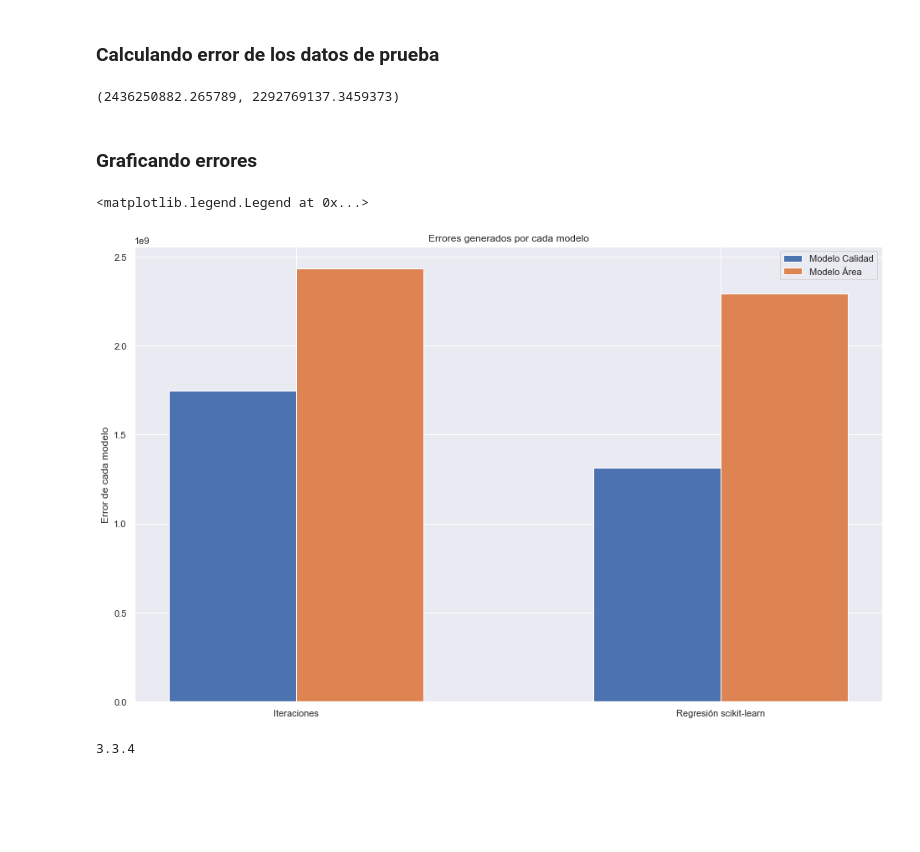
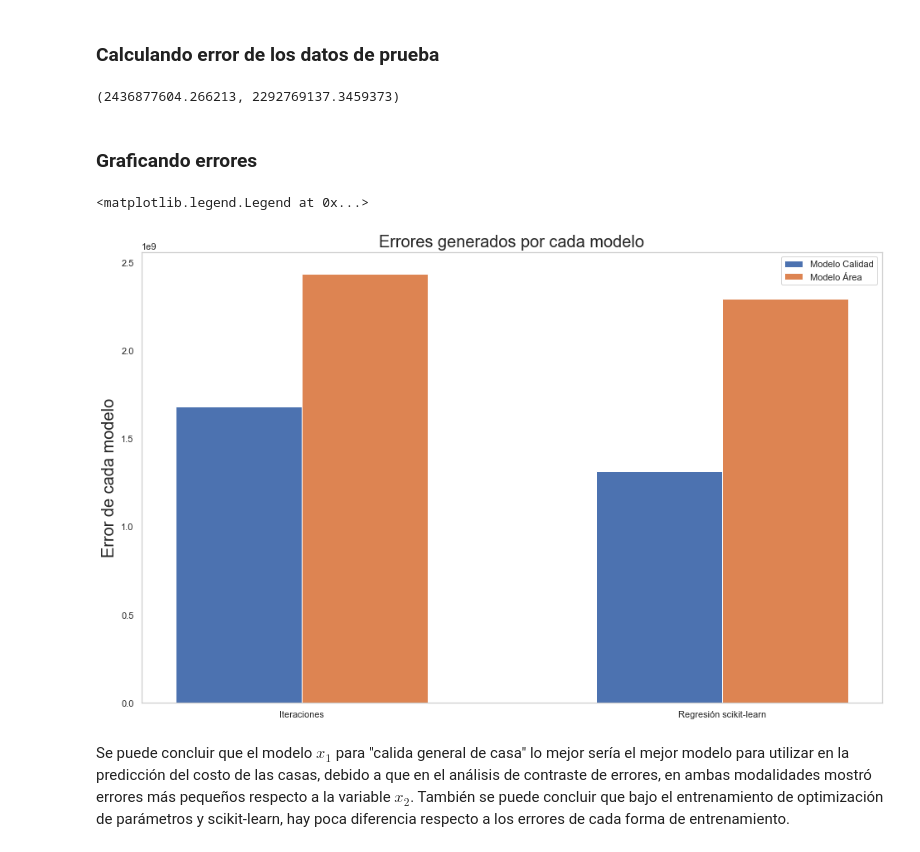
Before and after one commit to hugovi8/Proyecto_final, a Jupyter notebook: Proyecto_final.ipynb, the cells around one changed output. Cells and saved outputs as stored; diff of their text form; code cells hidden in the pictures; blank space fills up the shorter version.

```diff
--- a/Proyecto_final.ipynb
+++ b/Proyecto_final.ipynb
@@ -58,5 +58,5 @@ sns.set()
 for i in range(1,7):
     plt.subplot(2,3,i)
     plt.title(caracteristicas[i-1])
-    sns.distplot(training_data[:,i-1])
+    sns.histplot(training_data[:,i-1])
 # %% [output]
@@ -129,6 +129,6 @@ x_2 = np.expand_dims(x_training_data[:,1],1)
 u = np.expand_dims(np.ones_like(x_training_data[:,0]),1)
 y = np.expand_dims(y_training_data,1)
 # %%
-xx,yy = trainlinearmodel(x_1,y,100,10,0.001)
+xx,yy = trainlinearmodel(x_1,y,1000,100,0.001)
 # %% [output]
 Iteración1 Error=19409722053.22
@@ -152,6 +152,6 @@ evolution(xx,20,x_1)
 # %% [markdown]
 ### Modelo para $x_2$
 # %%
-xx_2,yy = trainlinearmodel(x_2,y,100,10,0.00000005)
+xx_2,yy = trainlinearmodel(x_2,y,10000,100,0.00000005)
 # %% [output]
 Iteración1 Error=19409722053.22
@@ -217,30 +224,28 @@ error_model_x2i,error_model_x2r = errortestdata(y_hat_i_x_2,regliny_hat_x_2,yt)
 # %%
 error_model_x2i,error_model_x2r
 # %% [output]
-(2436250882.265789, 2292769137.3459373)
+(2436877604.266213, 2292769137.3459373)
 # %% [markdown]
 ### Graficando errores
 # %%
 labels = ['Iteraciones','Regresión scikit-learn']
 error_iterations = [error_model_x1i,error_model_x1r]
 error_reg = [error_model_x2i,error_model_x2r]
-
+sns.set_style("whitegrid", {'axes.grid' : False})
 loc = np.arange(len(labels))
 width = 0.3
 fig, ax = plt.subplots(figsize=(16, 10))
 labmod1 = ax.bar(loc - width/2, error_iterations, width, label='Modelo Calidad')
 labmod2 = ax.bar(loc + width/2, error_reg, width, label='Modelo Área')
 
-ax.set_ylabel('Error de cada modelo')
-ax.set_title('Errores generados por cada modelo')
+ax.set_ylabel('Error de cada modelo',size=20)
+ax.set_title('Errores generados por cada modelo',size=20)
 ax.set_xticks(loc)
 ax.set_xticklabels(labels)
 
 ax.legend()
 # %% [output]
 <matplotlib.legend.Legend at 0x...>
-[figure, old version]
+[figure, new version]
-# %%
-¿
-# %% [output]
-3.3.4
+# %% [markdown]
+Se puede concluir que el modelo $x_1$ para "calida general de casa" lo mejor sería el mejor modelo para utilizar en la predicción del costo de las casas, debido a que en el análisis de contraste de errores, en ambas modalidades mostró errores más pequeños respecto a la variable $x_2$. También se puede concluir que bajo el entrenamiento de optimización de parámetros y scikit-learn, hay poca diferencia respecto a los errores de cada forma de entrenamiento.
```
Also changed, not shown: parts of 6 cells of this notebook.
